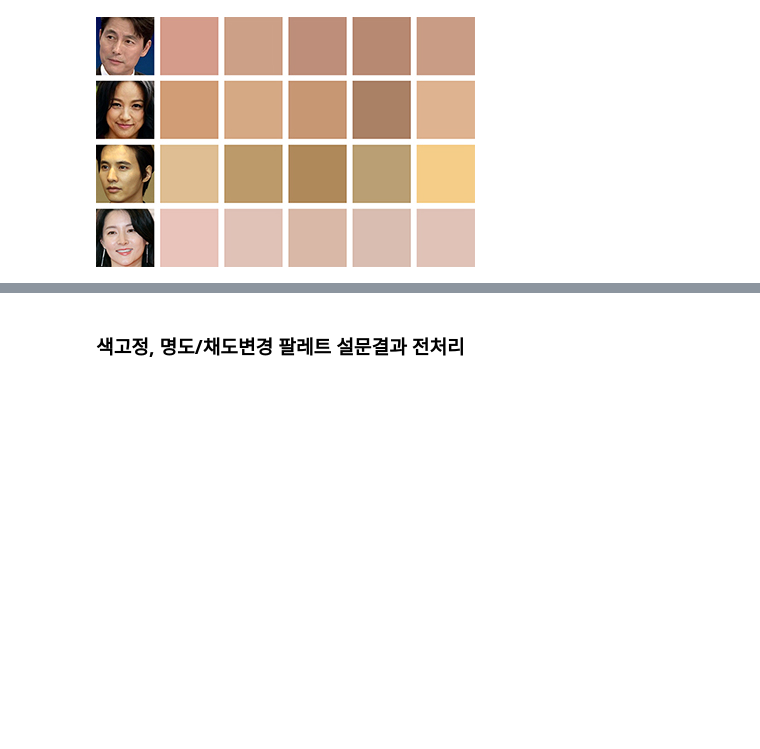
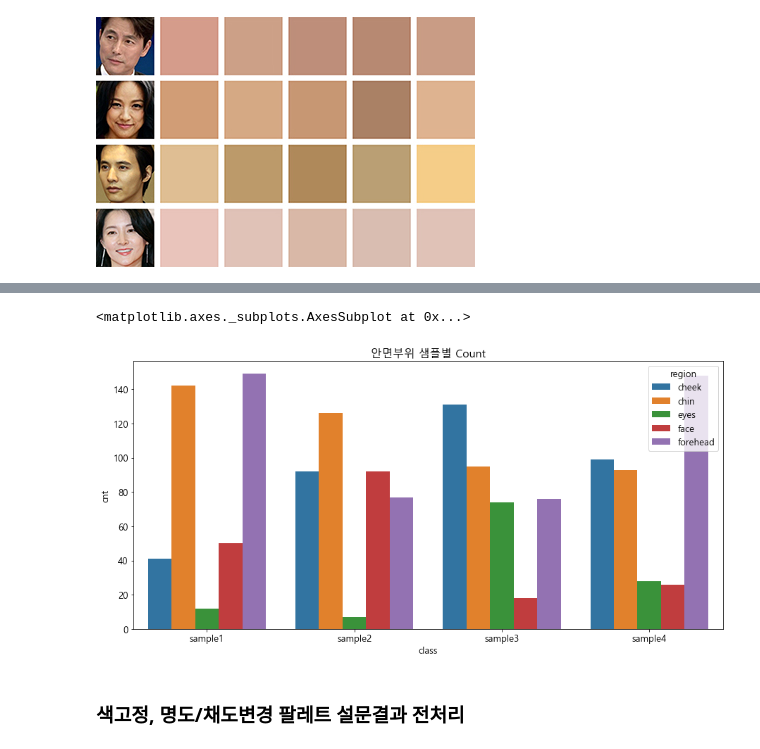
Before and after one commit to slmteruto/CAI, a Jupyter notebook: jay/Statistical hypothesis testing/Survey_preprocessing.ipynb, the cells around one changed output, grey strips where cells are left out. Drawn from its saved outputs; the diff is of its cells as text; code cells hidden in the pictures; blank space fills up the shorter version.

```diff
--- a/jay/Statistical hypothesis testing/Survey_preprocessing.ipynb
+++ b/jay/Statistical hypothesis testing/Survey_preprocessing.ipynb
@@ -98,9 +103,11 @@ elementaryItem = pd.concat([elementaryItem1, elementaryItem2], join='outer')
 elementaryItem.reset_index(inplace=True)
 del elementaryItem['index']
 
+## 6번문항 중복 선택으로 컬럼 분리해 카운트
+elementaryItem["purpose_clothes"], elementaryItem["purpose_cosmetic"], elementaryItem["purpose_etc"] = None, None, None
 
 ## 값 변경 반복문
-sex, age, definition, need, purpose = [], [], [], [], []
+# sex, age, definition, need, purpose_colthes, purpose_cosmetic, purpose_etc = [], [], [], [], [], [], []
 for i in range(int(elementaryItem.shape[0])):
     ## sex : Male, Female 리스트 담기
     if elementaryItem["sex"][i] == "남성":
@@ -133,11 +140,24 @@ for i in range(int(elementaryItem.shape[0])):
         elementaryItem["need"][i] = "harmony"
 
     ## purpose : clothes, cosmetic, etc로 리스트 담기
-    if elementaryItem["purpose"][i] == "옷을 구매하는 경우에 활용":
-        elementaryItem["purpose"][i] = "clothes"
-    elif elementaryItem["purpose"][i] == "화장하는 경우에 활용":
-        elementaryItem["purpose"][i] = "cosmetic"
+#     if elementaryItem["purpose"][i] == "옷을 구매하는 경우에 활용":
+#         elementaryItem["purpose"][i] = "clothes"
+#     elif elementaryItem["purpose"][i] == "화장하는 경우에 활용":
+#         elementaryItem["purpose"][i] = "cosmetic"
+#     else:
+#         elementaryItem["purpose"][i] = "etc"
+
+    if ("옷" in elementaryItem["purpose"][i]) & ("화장" in elementaryItem["purpose"][i]):
+        elementaryItem["purpose_clothes"][i] = "clothes"
+        elementaryItem["purpose_cosmetic"][i] = "cosmetic"
+    elif ("옷" in elementaryItem["purpose"][i]):
+        elementaryItem["purpose_clothes"][i] = "clothes"
+    elif ("화장" in elementaryItem["purpose"][i]):
+        elementaryItem["purpose_cosmetic"][i] = "cosmetic"
     else:
-        elementaryItem["purpose"][i] = "etc"
+        elementaryItem["purpose_etc"][i] = "etc"
+
+## 불필요 컬럼 삭제
+del elementaryItem['purpose']
 
 elementaryItem.tail()
@@ -234,3 +297,14 @@ face_region.tail()
+# %%
+# 안면부위 별 그룹화
+cnt1 = face_region.pivot_table("cnt", ["class", "region"], aggfunc="count")
+cnt1.reset_index(inplace=True)
+
+plt.figure(figsize=(15, 7))
+plt.title("안면부위 샘플별 Count")
+sns.barplot(x='class', y='cnt', data=cnt1, hue="region")
+# %% [output]
+<matplotlib.axes._subplots.AxesSubplot at 0x...>
+[figure, added]
 # %%
 # 기본항목 전처리 결과 저장
 face_region.to_csv("data/face_region.csv")
```
Also changed, not shown: parts of 3 cells of this notebook, 2 other files.
